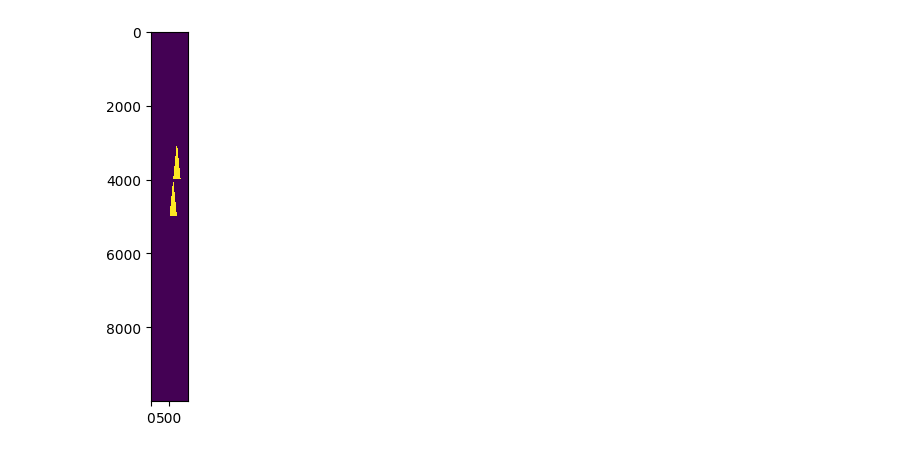
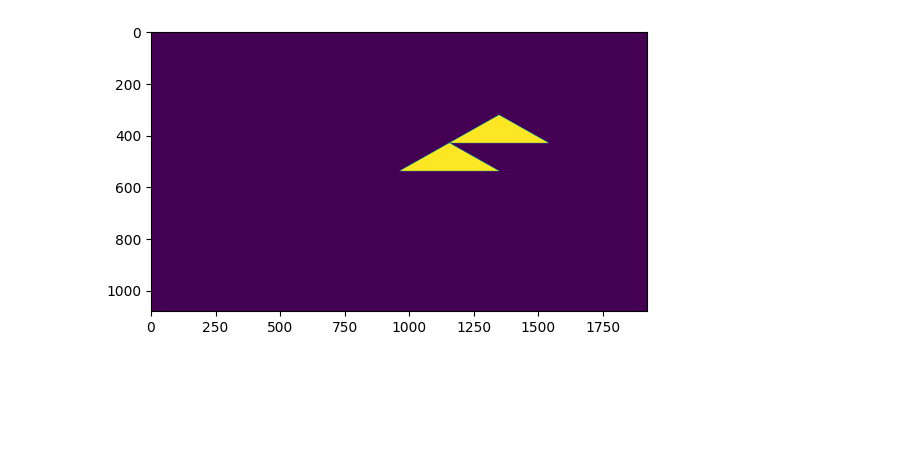
Before and after one commit to Beloin/PythonGraphicLibrary, a Jupyter notebook: polygon.ipynb, the cells around one changed output. Cells and saved outputs as stored; diff of their text form; code cells hidden in the pictures; blank space fills up the shorter version.

```diff
--- a/polygon.ipynb
+++ b/polygon.ipynb
@@ -3,28 +3,28 @@ from raster import *
 import math
 import matplotlib.pyplot as plt
 # %%
-scale_x, scale_y = (1000, 10000)
+scale_x, scale_y = (1920, 1080)
 scale = (scale_x, scale_y)
 
 #           (.2, .2)
 #
 #  (.0, .0)            (.4, .0)
 triangle  = [(.0, .0), (.2, .2), (.4, .0)]
 polygon = draw_polygon(triangle, scale)
 fill_polygon(polygon, scale)
 
 #           (.2, .2)
 #
 #  (.0, .0)            (.4, .0)
 triangle  = [(.2, .2), (.4, .4), (.6, .2)]
 polygon2 = draw_polygon(triangle, scale)
 fill_polygon(polygon2, scale)
 
 mx = [[0 for _ in range(scale_x)] for _ in range(scale_y)]
 insert_points(mx, polygon)
 insert_points(mx, polygon2)
 
-plt.imshow(convert_img(mx), interpolation='nearest')
+plt.imshow(convert_img(mx))
 plt.show()
 # %% [output]
-[figure, old version]
+[figure, new version]
```
Also changed, not shown: parts of 2 cells of this notebook, 5 other files.
